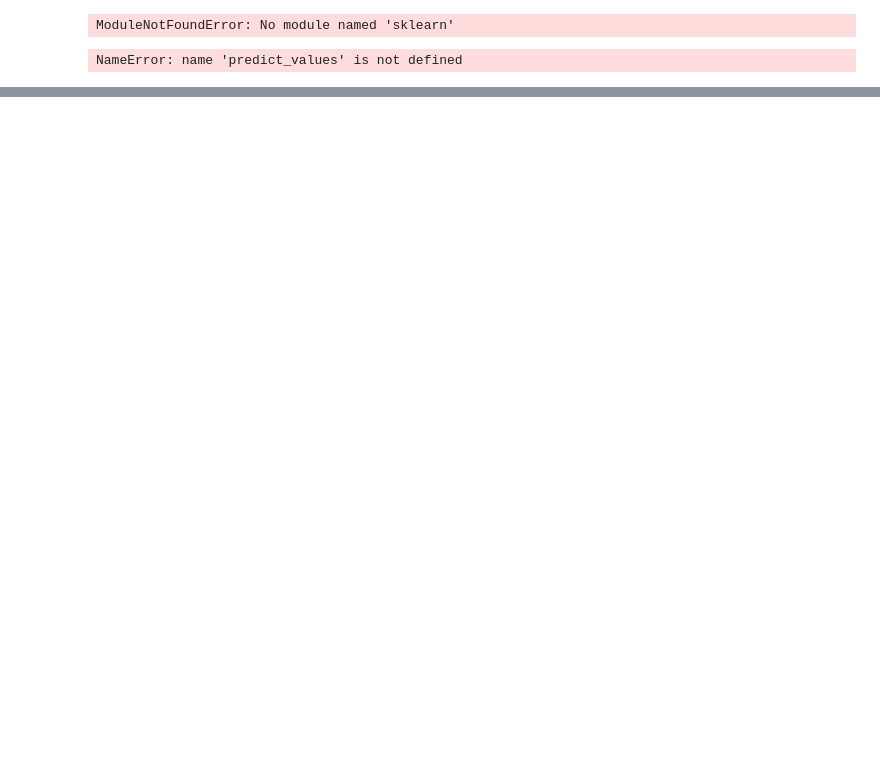
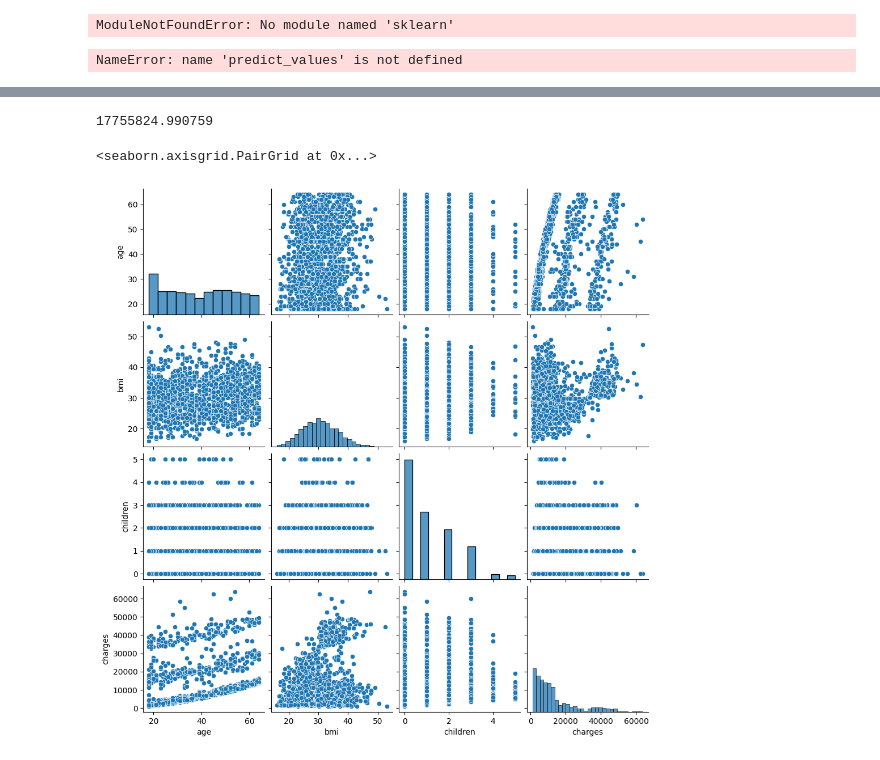
Before and after one commit to gravetir/School_X_Python_learning, a Jupyter notebook: data-f/data_set.ipynb, the cells around one changed output, grey strips where cells are left out. Saved outputs shown, nothing was run; the diff lists cells and outputs as text; code cells hidden in the pictures; blank space fills up the shorter version.

```diff
--- a/data-f/data_set.ipynb
+++ b/data-f/data_set.ipynb
@@ -109,0 +130,4 @@ NameError: name 'predict_values' is not defined
+# %%
+data['charges'].sum()
+# %% [output]
+17755824.990759
@@ -109,0 +136,5 @@ NameError: name 'predict_values' is not defined
+# %%
+sns.pairplot(data)
+# %% [output]
+<seaborn.axisgrid.PairGrid at 0x...>
+[figure, added]
```
Also changed, not shown: parts of 5 cells of this notebook, 1 other file.
